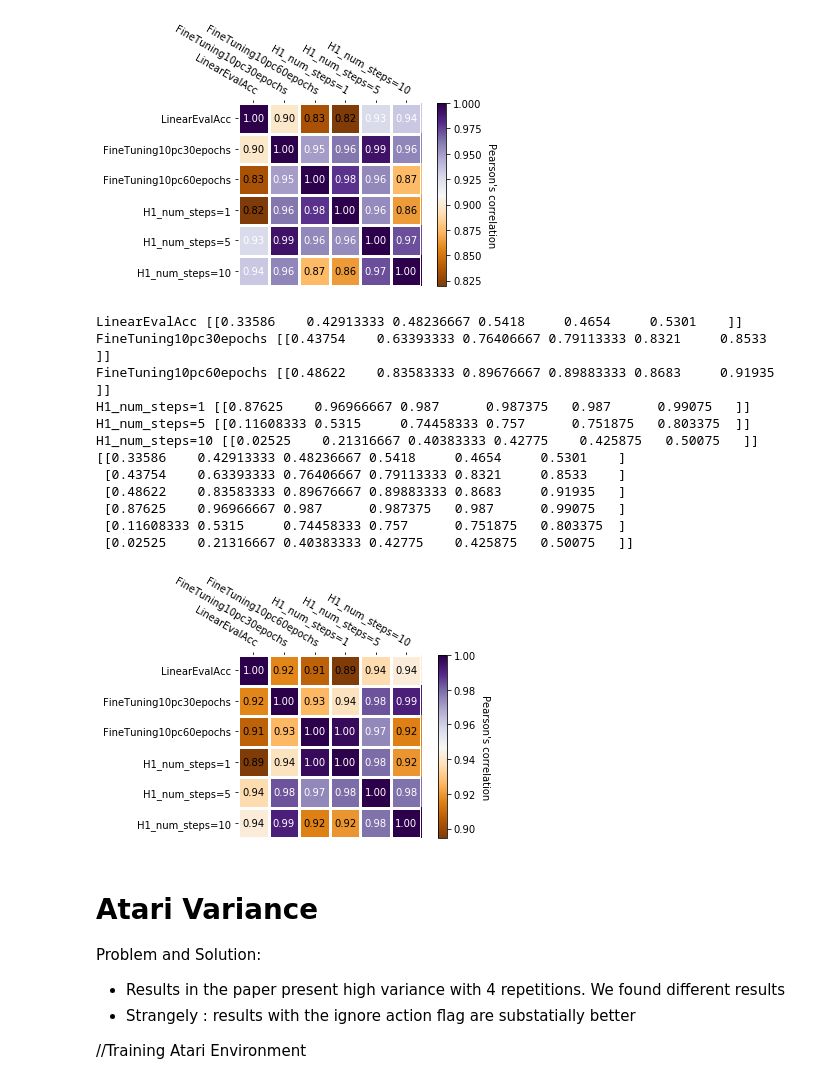
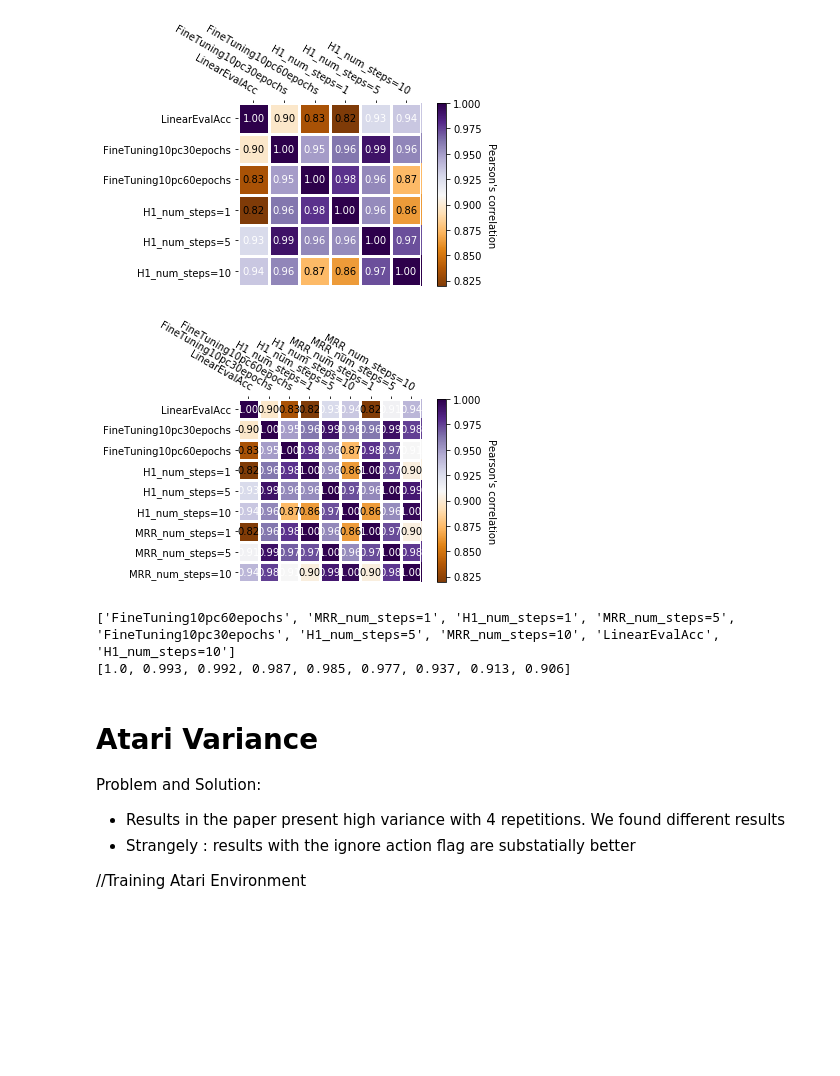
Before and after one commit to gabrielsluz/c-swm, a Jupyter notebook: Experiments.ipynb, the cells around one changed output. Saved outputs shown, nothing was run; the diff lists cells and outputs as text; code cells hidden in the pictures; blank space fills up the shorter version.

Commit message:
Fresh new results

```diff
--- a/Experiments.ipynb
+++ b/Experiments.ipynb
@@ -418,33 +537,53 @@ H1_num_steps=10 [[0.0192     0.13908333 0.24983333 0.327      0.3055     0.37962
 [figure]
 # %%
 params = ['epochs', 'use_trans_model']
-values = [20, 'True']
-experiment_keys = ['LinearEvalAcc', 'FineTuning10pc30epochs', 'FineTuning10pc60epochs', 'H1_num_steps=1','H1_num_steps=5', 'H1_num_steps=10' ]
+values = [10, 'True']
+experiment_keys = ['LinearEvalAcc', 'FineTuning10pc30epochs', 'FineTuning10pc60epochs']
+experiment_keys += ['H1_num_steps=1', 'H1_num_steps=5', 'H1_num_steps=10']
+experiment_keys += ['MRR_num_steps=1', 'MRR_num_steps=5', 'MRR_num_steps=10']
 varying_param = 'num_objects'
 corr_matrix = generate_pearson_corr_mat(results, params, values, experiment_keys, varying_param)
 
 fig, ax = plt.subplots()
 
 im, cbar = heatmap(corr_matrix, experiment_keys, experiment_keys, ax=ax,
                    cmap="PuOr", cbarlabel="Pearson's correlation")
 texts = annotate_heatmap(im, valfmt="{x:.2f}")
 
 fig.tight_layout()
 plt.show()
 # %% [output]
-LinearEvalAcc [[0.33586    0.42913333 0.48236667 0.5418     0.4654     0.5301    ]]
-FineTuning10pc30epochs [[0.43754    0.63393333 0.76406667 0.79113333 0.8321     0.8533    ]]
-FineTuning10pc60epochs [[0.48622    0.83583333 0.89676667 0.89883333 0.8683     0.91935   ]]
-H1_num_steps=1 [[0.87625    0.96966667 0.987      0.987375   0.987      0.99075   ]]
-H1_num_steps=5 [[0.11608333 0.5315     0.74458333 0.757      0.751875   0.803375  ]]
-H1_num_steps=10 [[0.02525    0.21316667 0.40383333 0.42775    0.425875   0.50075   ]]
-[[0.33586    0.42913333 0.48236667 0.5418     0.4654     0.5301    ]
- [0.43754    0.63393333 0.76406667 0.79113333 0.8321     0.8533    ]
- [0.48622    0.83583333 0.89676667 0.89883333 0.8683     0.91935   ]
- [0.87625    0.96966667 0.987      0.987375   0.987      0.99075   ]
- [0.11608333 0.5315     0.74458333 0.757      0.751875   0.803375  ]
- [0.02525    0.21316667 0.40383333 0.42775    0.425875   0.50075   ]]
-[figure, old version]
+[figure, new version]
+# %%
+params = ['epochs', 'use_trans_model']
+values = [10, 'False']
+experiment_keys = ['LinearEvalAcc', 'FineTuning10pc30epochs', 'FineTuning10pc60epochs']
+varying_param = 'num_objects'
+corr_matrix_0 = generate_results_mat(results, params, values, experiment_keys, varying_param)
+
+params = ['epochs', 'use_trans_model']
+values = [10, 'True']
+experiment_keys = ['H1_num_steps=1', 'H1_num_steps=5', 'H1_num_steps=10']
+experiment_keys += ['MRR_num_steps=1', 'MRR_num_steps=5', 'MRR_num_steps=10']
+corr_matrix_1 = generate_results_mat(results, params, values, experiment_keys, varying_param)
+
+corr_matrix = np.concatenate((corr_matrix_0, corr_matrix_1), axis=0)
+corr_matrix = np.corrcoef(corr_matrix)
+
+experiment_keys = ['LinearEvalAcc', 'FineTuning10pc30epochs', 'FineTuning10pc60epochs']
+experiment_keys += ['H1_num_steps=1', 'H1_num_steps=5', 'H1_num_steps=10']
+experiment_keys += ['MRR_num_steps=1', 'MRR_num_steps=5', 'MRR_num_steps=10']
+
+p_c_c = [0.913, 0.985, 1.,  0.992,  0.977, 0.906, 0.993, 0.987, 0.937]
+indexes = list(range(len(p_c_c)))
+indexes.sort(key=p_c_c.__getitem__)
+p_c_c = list(map(p_c_c.__getitem__, indexes))
+experiment_keys = list(map(experiment_keys.__getitem__, indexes))
+print(experiment_keys[::-1])
+print(p_c_c[::-1])
+# %% [output]
+['FineTuning10pc60epochs', 'MRR_num_steps=1', 'H1_num_steps=1', 'MRR_num_steps=5', 'FineTuning10pc30epochs', 'H1_num_steps=5', 'MRR_num_steps=10', 'LinearEvalAcc', 'H1_num_steps=10']
+[1.0, 0.993, 0.992, 0.987, 0.985, 0.977, 0.937, 0.913, 0.906]
 # %% [markdown]
 # Atari Variance
 
```
Also changed, not shown: parts of 6 cells of this notebook.
